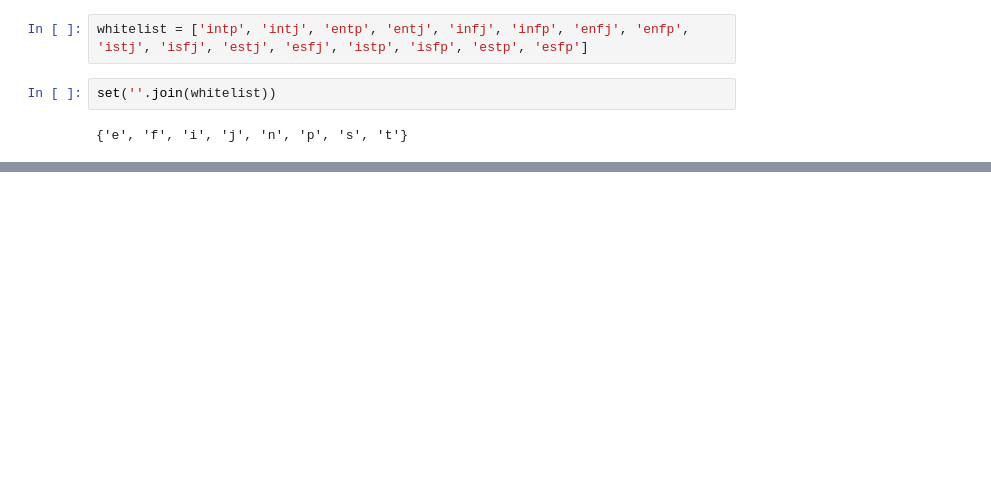
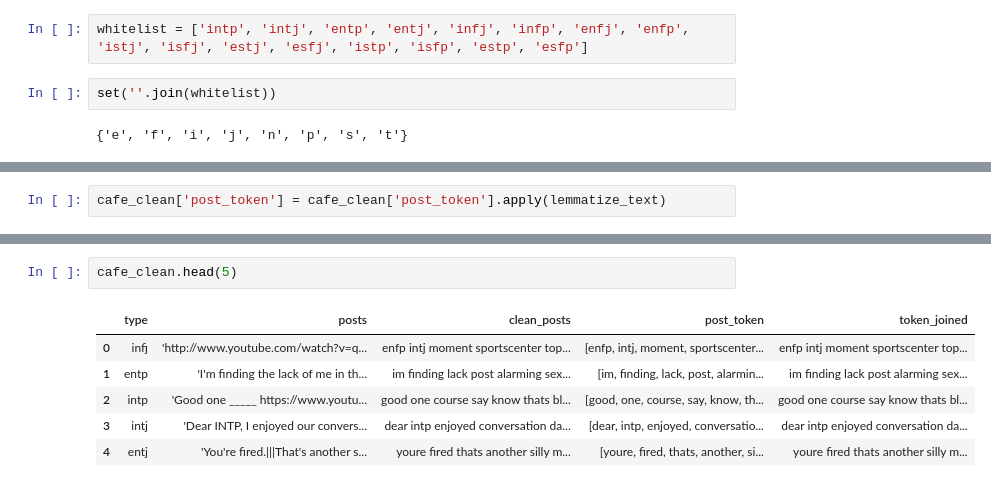
Before and after one commit to westonshuken/Automatic-Personality-Prediction, a Jupyter notebook: eda.ipynb, the cells around one changed output, grey strips where cells are left out. Drawn from its saved outputs; the diff is of its cells as text; blank space fills up the shorter version.

```diff
--- a/eda.ipynb
+++ b/eda.ipynb
@@ -165,0 +151,2 @@ Name: author_flair_text, dtype: int64
+# %%
+cafe_clean['post_token'] = cafe_clean['post_token'].apply(lemmatize_text)
@@ -165,0 +176,9 @@ Name: author_flair_text, dtype: int64
+# %%
+cafe_clean.head(5)
+# %% [output]
+|  | type | posts | clean_posts | post_token | token_joined |
+| 0 | infj | 'http://www.youtube.com/watch?v=q... | enfp intj moment sportscenter top... | [enfp, intj, moment, sportscenter... | enfp intj moment sportscenter top... |
+| 1 | entp | 'I'm finding the lack of me in th... | im finding lack post alarming sex... | [im, finding, lack, post, alarmin... | im finding lack post alarming sex... |
+| 2 | intp | 'Good one _____ https://www.youtu... | good one course say know thats bl... | [good, one, course, say, know, th... | good one course say know thats bl... |
+| 3 | intj | 'Dear INTP, I enjoyed our convers... | dear intp enjoyed conversation da... | [dear, intp, enjoyed, conversatio... | dear intp enjoyed conversation da... |
+| 4 | entj | 'You're fired.|||That's another s... | youre fired thats another silly m... | [youre, fired, thats, another, si... | youre fired thats another silly m... |
```
Also changed, not shown: parts of 60 cells of this notebook.
